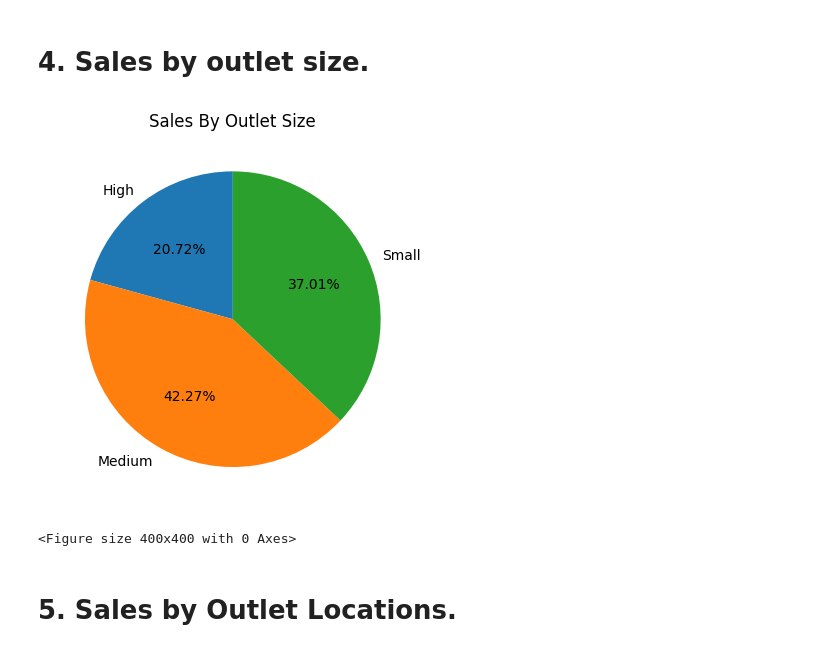
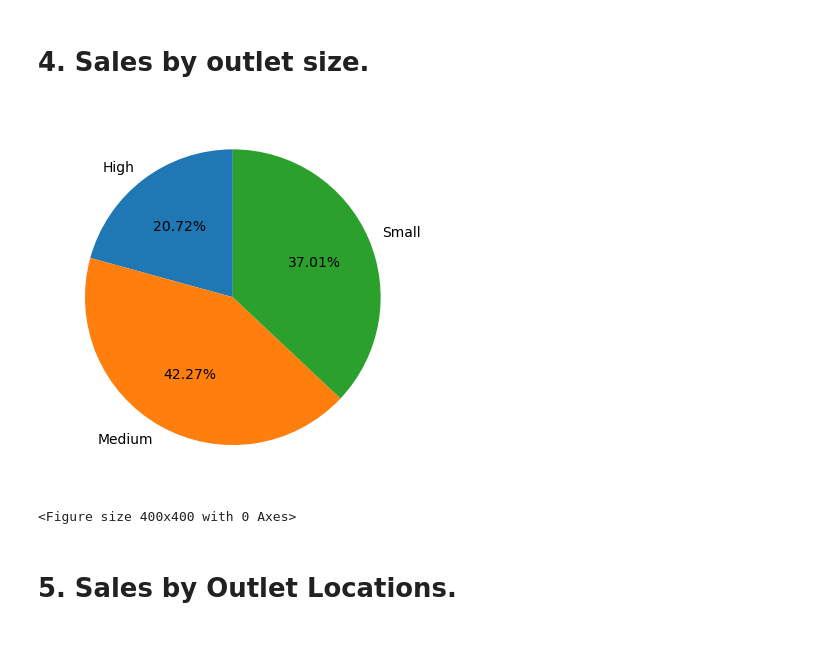
Before and after one commit to JUMAWABWIRE/BLINKIT_DATA_ANALYSIS, a Jupyter notebook: Pyhton_blinkit.ipynb, the cells around one changed output. Saved outputs shown, nothing was run; the diff lists cells and outputs as text; code cells hidden in the pictures.

```diff
--- a/Pyhton_blinkit.ipynb
+++ b/Pyhton_blinkit.ipynb
@@ -194,17 +193,17 @@ plt.show()
 # %%
 Sales_by_Size = df.groupby('Outlet Size')['Sales'].sum()
 
 plt.pie(Sales_by_Size,
         labels = Sales_by_Size.index,
         autopct= '%1.2f%%',
         startangle= 90
                       )
 
-plt.title('Sales By Outlet Size')
+plt.title = 'Sales By Outlet Size'
 plt.figure(figsize=(4,4))
 plt.show()
 # %% [output]
-[figure, old version]
+[figure, new version]
 <Figure size 400x400 with 0 Axes>
 # %% [markdown]
 # 5. Sales by Outlet Locations.
```
Also changed, not shown: parts of 1 cell of this notebook.
